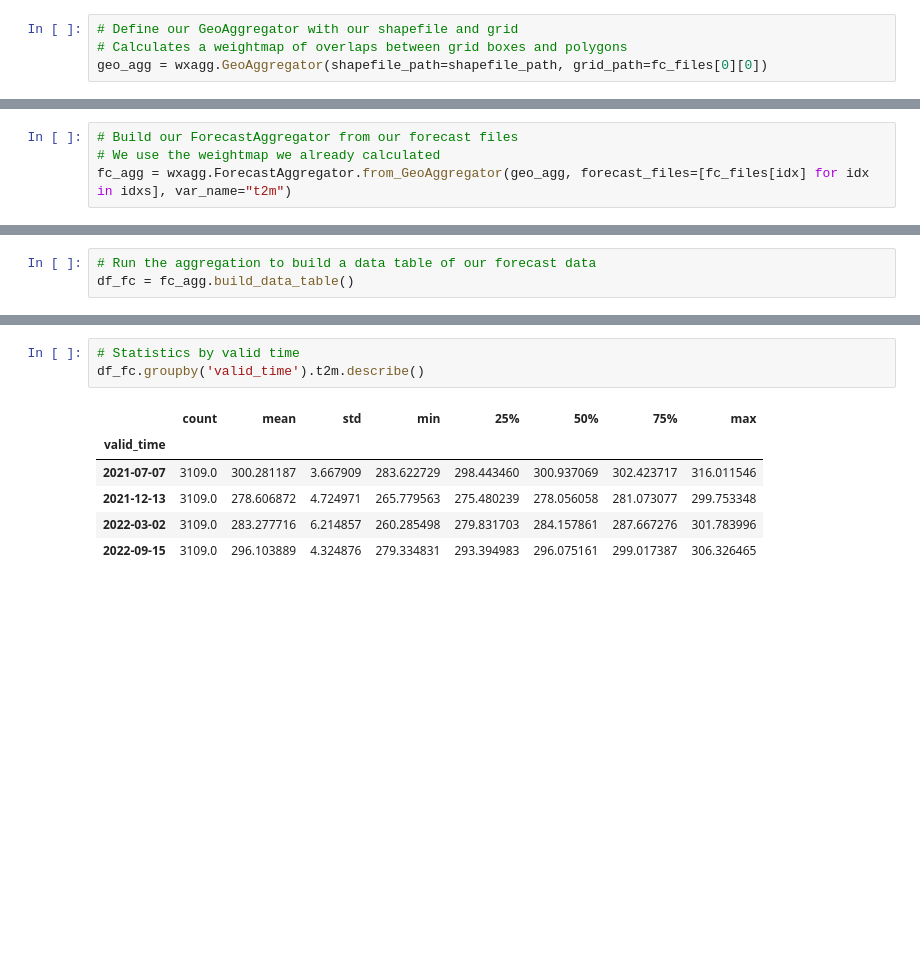
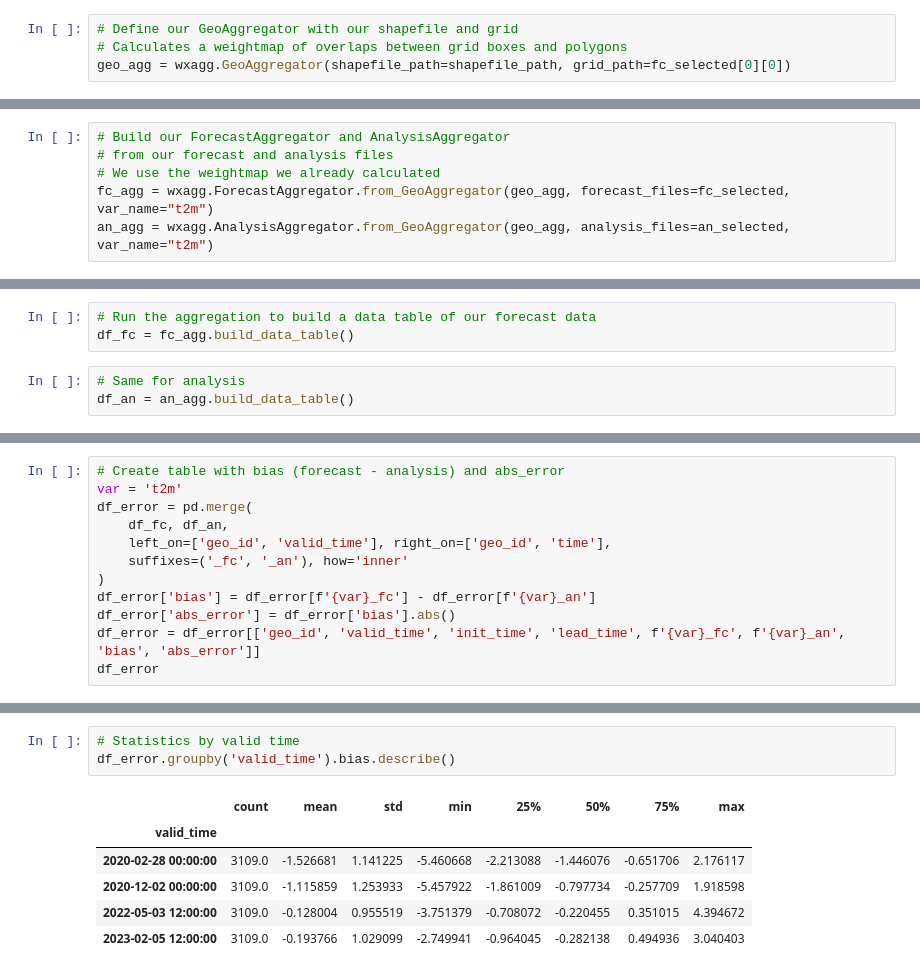
Before and after one commit to deancalhoun/nwp-census-eval, a Jupyter notebook: notebooks/test.ipynb, the cells around one changed output, grey strips where cells are left out. Drawn from its saved outputs; the diff is of its cells as text; blank space fills up the shorter version.

```diff
--- a/notebooks/test.ipynb
+++ b/notebooks/test.ipynb
@@ -48,7 +77,7 @@ for idx in idxs:
 # %%
 # Define our GeoAggregator with our shapefile and grid
 # Calculates a weightmap of overlaps between grid boxes and polygons
-geo_agg = wxagg.GeoAggregator(shapefile_path=shapefile_path, grid_path=fc_files[0][0])
+geo_agg = wxagg.GeoAggregator(shapefile_path=shapefile_path, grid_path=fc_selected[0][0])
 # %%
 geo_agg
 # %% [output]
@@ -59,9 +88,11 @@ Coordinates:
   * longitude  (longitude) float32 2kB -125.0 -124.9 -124.8 ... -66.62 -66.5
 CRS: 'WGS84'
 # %%
-# Build our ForecastAggregator from our forecast files
+# Build our ForecastAggregator and AnalysisAggregator
+# from our forecast and analysis files
 # We use the weightmap we already calculated
-fc_agg = wxagg.ForecastAggregator.from_GeoAggregator(geo_agg, forecast_files=[fc_files[idx] for idx in idxs], var_name="t2m")
+fc_agg = wxagg.ForecastAggregator.from_GeoAggregator(geo_agg, forecast_files=fc_selected, var_name="t2m")
+an_agg = wxagg.AnalysisAggregator.from_GeoAggregator(geo_agg, analysis_files=an_selected, var_name="t2m")
 # %%
 fc_agg
 # %% [output]
@@ -82,6 +129,9 @@ CRS: 'WGS84'
 # %%
 # Run the aggregation to build a data table of our forecast data
 df_fc = fc_agg.build_data_table()
+# %%
+# Same for analysis
+df_an = an_agg.build_data_table()
 # %%
 df_fc
 # %% [output]
@@ -103,0 +171,12 @@ fc_agg.save_data_table("test_fc.csv")
+# %%
+# Create table with bias (forecast - analysis) and abs_error
+var = 't2m'
+df_error = pd.merge(
+    df_fc, df_an,
+    left_on=['geo_id', 'valid_time'], right_on=['geo_id', 'time'],
+    suffixes=('_fc', '_an'), how='inner'
+)
+df_error['bias'] = df_error[f'{var}_fc'] - df_error[f'{var}_an']
+df_error['abs_error'] = df_error['bias'].abs()
+df_error = df_error[['geo_id', 'valid_time', 'init_time', 'lead_time', f'{var}_fc', f'{var}_an', 'bias', 'abs_error']]
+df_error
@@ -104,11 +197,11 @@ fc_agg.save_data_table("test_fc.csv")
 # %%
 # Statistics by valid time
-df_fc.groupby('valid_time').t2m.describe()
+df_error.groupby('valid_time').bias.describe()
 # %% [output]
 |  | count | mean | std | min | 25% | 50% | 75% | max |
 | valid_time |  |  |  |  |  |  |  |  |
-| 2021-07-07 | 3109.0 | 300.281187 | 3.667909 | 283.622729 | 298.443460 | 300.937069 | 302.423717 | 316.011546 |
-| 2021-12-13 | 3109.0 | 278.606872 | 4.724971 | 265.779563 | 275.480239 | 278.056058 | 281.073077 | 299.753348 |
-| 2022-03-02 | 3109.0 | 283.277716 | 6.214857 | 260.285498 | 279.831703 | 284.157861 | 287.667276 | 301.783996 |
-| 2022-09-15 | 3109.0 | 296.103889 | 4.324876 | 279.334831 | 293.394983 | 296.075161 | 299.017387 | 306.326465 |
+| 2020-02-28 00:00:00 | 3109.0 | -1.526681 | 1.141225 | -5.460668 | -2.213088 | -1.446076 | -0.651706 | 2.176117 |
+| 2020-12-02 00:00:00 | 3109.0 | -1.115859 | 1.253933 | -5.457922 | -1.861009 | -0.797734 | -0.257709 | 1.918598 |
+| 2022-05-03 12:00:00 | 3109.0 | -0.128004 | 0.955519 | -3.751379 | -0.708072 | -0.220455 | 0.351015 | 4.394672 |
+| 2023-02-05 12:00:00 | 3109.0 | -0.193766 | 1.029099 | -2.749941 | -0.964045 | -0.282138 | 0.494936 | 3.040403 |
 # %%
```
Also changed, not shown: parts of 14 cells of this notebook.
